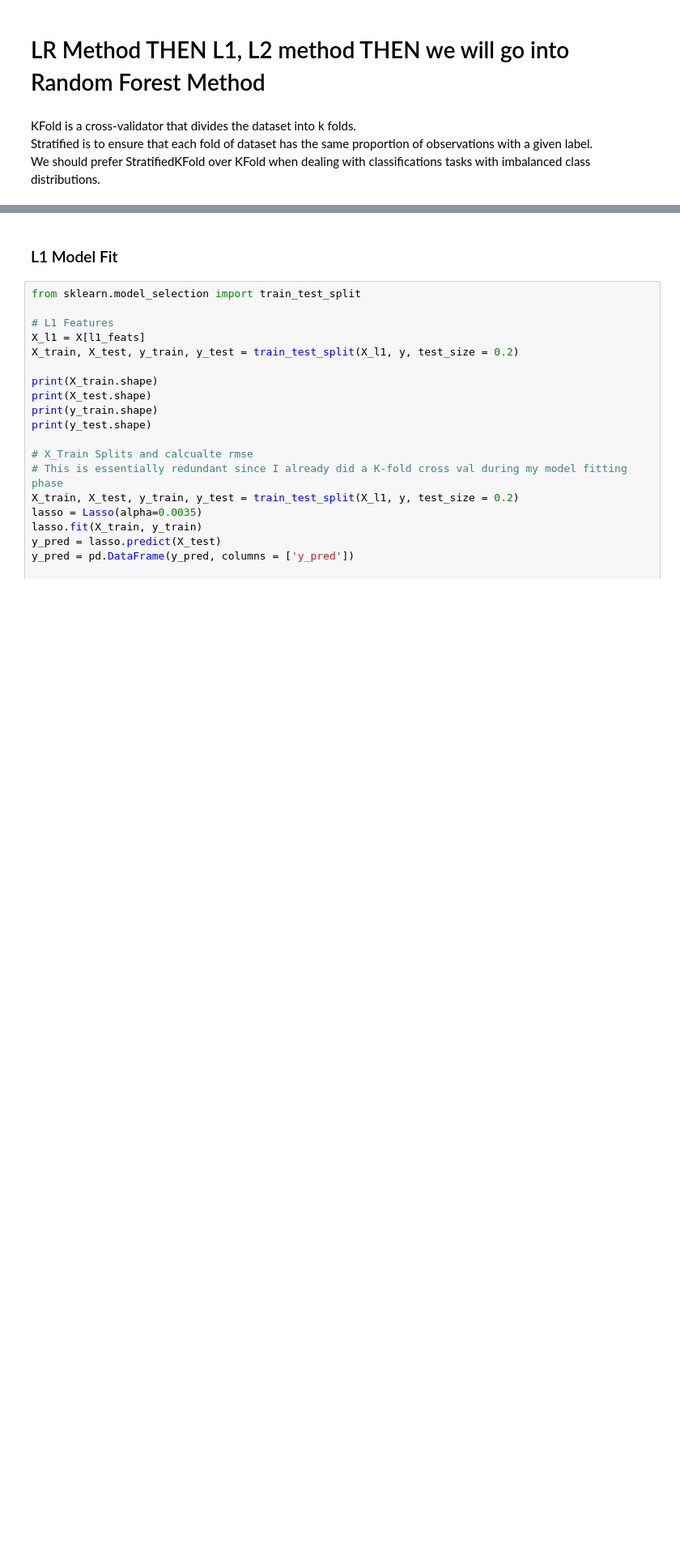
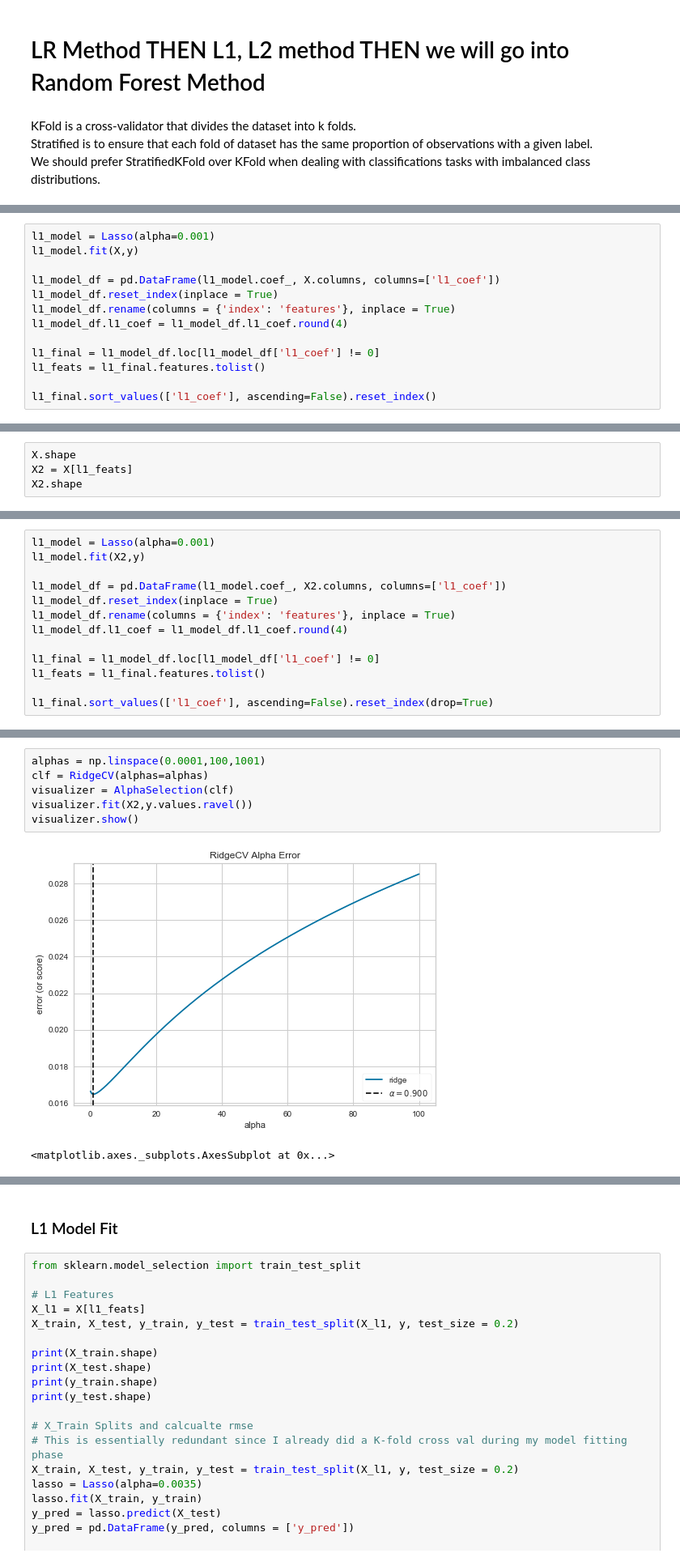
Before and after one commit to Aurian-G/Kaggle, a Jupyter notebook: Housing_Prediction/Housing_Prices_KC.ipynb, the cells around one changed output, grey strips where cells are left out. Shown at 81% size. Saved outputs shown, nothing was run; the diff lists cells and outputs as text; blank space fills up the shorter version.

```diff
--- a/Housing_Prediction/Housing_Prices_KC.ipynb
+++ b/Housing_Prediction/Housing_Prices_KC.ipynb
@@ -567,0 +577,13 @@ We should prefer StratifiedKFold over KFold when dealing with classifications ta
+# %%
+l1_model = Lasso(alpha=0.001)
+l1_model.fit(X,y)
+
+l1_model_df = pd.DataFrame(l1_model.coef_, X.columns, columns=['l1_coef'])
+l1_model_df.reset_index(inplace = True)
+l1_model_df.rename(columns = {'index': 'features'}, inplace = True)
+l1_model_df.l1_coef = l1_model_df.l1_coef.round(4)
+
+l1_final = l1_model_df.loc[l1_model_df['l1_coef'] != 0]
+l1_feats = l1_final.features.tolist()
+
+l1_final.sort_values(['l1_coef'], ascending=False).reset_index()
@@ -567,0 +608,4 @@ We should prefer StratifiedKFold over KFold when dealing with classifications ta
+# %%
+X.shape
+X2 = X[l1_feats]
+X2.shape
@@ -567,0 +614,13 @@ We should prefer StratifiedKFold over KFold when dealing with classifications ta
+# %%
+l1_model = Lasso(alpha=0.001)
+l1_model.fit(X2,y)
+
+l1_model_df = pd.DataFrame(l1_model.coef_, X2.columns, columns=['l1_coef'])
+l1_model_df.reset_index(inplace = True)
+l1_model_df.rename(columns = {'index': 'features'}, inplace = True)
+l1_model_df.l1_coef = l1_model_df.l1_coef.round(4)
+
+l1_final = l1_model_df.loc[l1_model_df['l1_coef'] != 0]
+l1_feats = l1_final.features.tolist()
+
+l1_final.sort_values(['l1_coef'], ascending=False).reset_index(drop=True)
@@ -567,0 +670,9 @@ We should prefer StratifiedKFold over KFold when dealing with classifications ta
+# %%
+alphas = np.linspace(0.0001,100,1001)
+clf = RidgeCV(alphas=alphas)
+visualizer = AlphaSelection(clf)
+visualizer.fit(X2,y.values.ravel())
+visualizer.show()
+# %% [output]
+[figure, added]
+<matplotlib.axes._subplots.AxesSubplot at 0x...>
```
Also changed, not shown: parts of 46 cells of this notebook, 1 other file.
